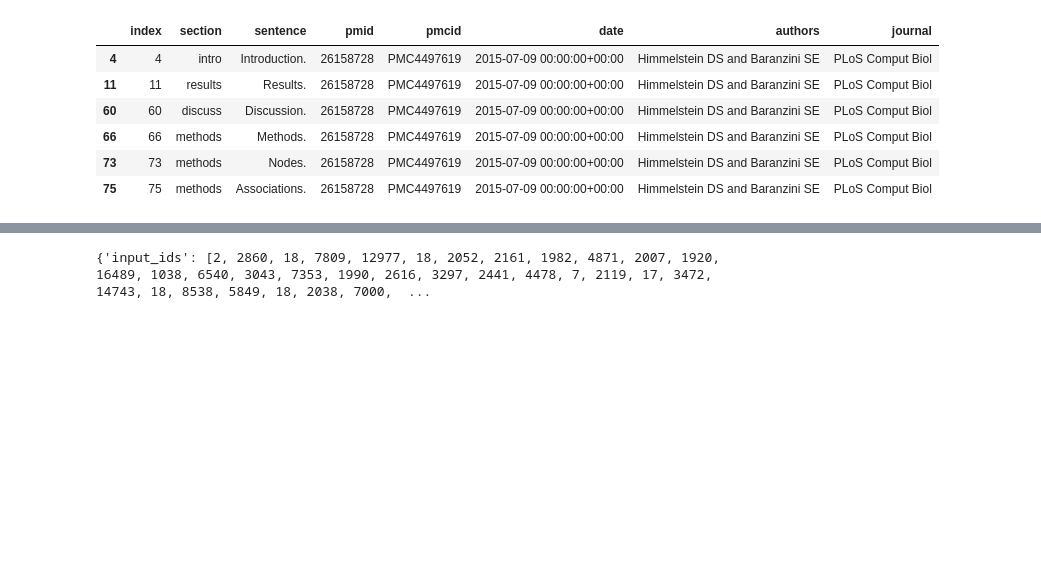
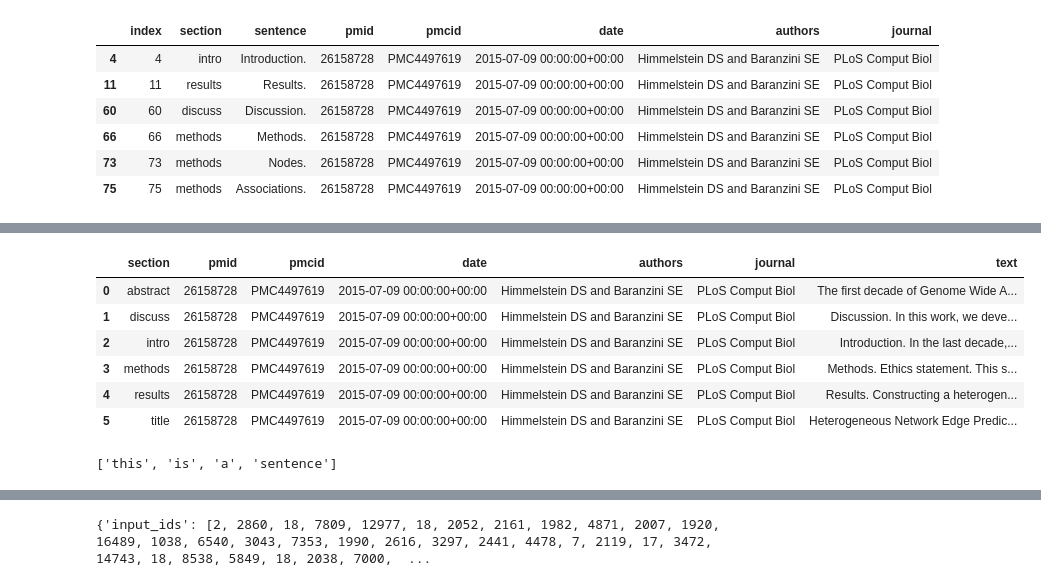
Before and after one commit to Multiomics-Analytics-Group/pubmed-rag, a Jupyter notebook: notebooks/gen_workspace.ipynb, the cells around one changed output, grey strips where cells are left out. Cells and saved outputs as stored; diff of their text form; code cells hidden in the pictures; blank space fills up the shorter version.

```diff
--- a/notebooks/gen_workspace.ipynb
+++ b/notebooks/gen_workspace.ipynb
@@ -107,10 +109,62 @@ def collapse_sections(
     # other
     assert 'section' in df.columns, \
         f'"section" column does not exist in df columns: {df.columns}'
+    assert 'index' in df.columns, \
+        f'"index" column does not exist in df columns: {df.columns}'
+    assert 'sentence' in df.columns, \
+        f'"sentence" column does not exist in df columns: {df.columns}'
+    assert 'pmid' in df.columns, \
+        f'"pmid" column does not exist in df columns: {df.columns}'
 
     ### MAIN FUNCTION
 
+    # get pmid
+    assert df['pmid'].nunique()==1, \
+        f'all pmids should be the same: {df["pmid"].unique()}'
+    id = df['pmid'].unique()[0]
+
+    # init dict
+    dict_dfs = {}
+
     # group by section
     grouped = df.groupby('section')
+
+    for sec in grouped:
+        # verbose
+        #print(sec[0])
+        # sentences in order
+        section_rows = sec[1].sort_values(by='index', ascending=True)
+        # join the text
+        section_rows['text'] = (' '.join(section_rows['sentence']))
+        # remove rows (only need 1)
+        section_rows = section_rows.drop_duplicates(subset=['text', 'section', ])
+        # drop some cols
+        section_rows = section_rows.drop(['index', 'sentence'], axis=1)
+        # reset index
+        section_rows = section_rows.reset_index(drop=True)
+        # add to dict
+        dict_dfs[sec[0]] = section_rows
+
+    # put into one df
+    collapsed = pd.concat(dict_dfs, ignore_index=True)
+
+    # save to csv
+    collapsed.to_csv(os.path.join(out_path, f'{prefix}{id}.csv'), index=False)
+
+    return collapsed
+# %%
+collapse_sections(df_filtered, 'biocjson' )
+# %% [output]
+|  | section | pmid | pmcid | date | authors | journal | text |
+| 0 | abstract | 26158728 | PMC4497619 | 2015-07-09 00:00:00+00:00 | Himmelstein DS and Baranzini SE | PLoS Comput Biol | The first decade of Genome Wide A... |
+| 1 | discuss | 26158728 | PMC4497619 | 2015-07-09 00:00:00+00:00 | Himmelstein DS and Baranzini SE | PLoS Comput Biol | Discussion. In this work, we deve... |
+| 2 | intro | 26158728 | PMC4497619 | 2015-07-09 00:00:00+00:00 | Himmelstein DS and Baranzini SE | PLoS Comput Biol | Introduction. In the last decade,... |
+| 3 | methods | 26158728 | PMC4497619 | 2015-07-09 00:00:00+00:00 | Himmelstein DS and Baranzini SE | PLoS Comput Biol | Methods. Ethics statement. This s... |
+| 4 | results | 26158728 | PMC4497619 | 2015-07-09 00:00:00+00:00 | Himmelstein DS and Baranzini SE | PLoS Comput Biol | Results. Constructing a heterogen... |
+| 5 | title | 26158728 | PMC4497619 | 2015-07-09 00:00:00+00:00 | Himmelstein DS and Baranzini SE | PLoS Comput Biol | Heterogeneous Network Edge Predic... |
+# %%
+'this is a sentence'.split(' ')
+# %% [output]
+['this', 'is', 'a', 'sentence']
 # %%
 ya = {}
```
Also changed, not shown: parts of 2 cells of this notebook.
